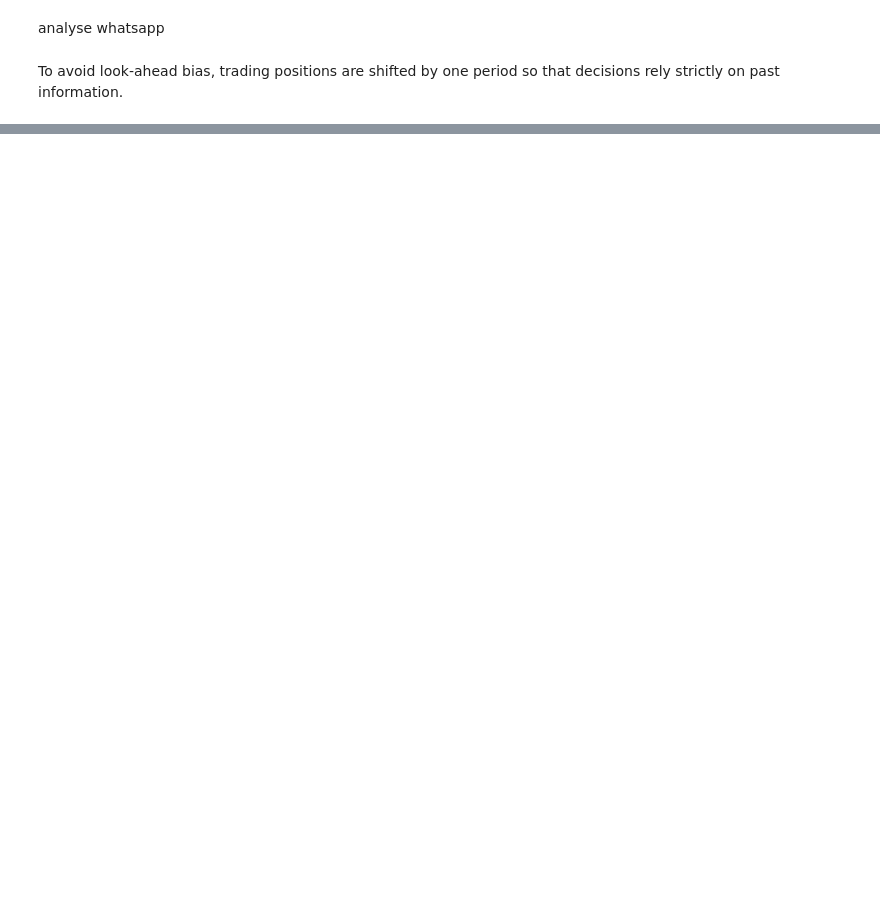
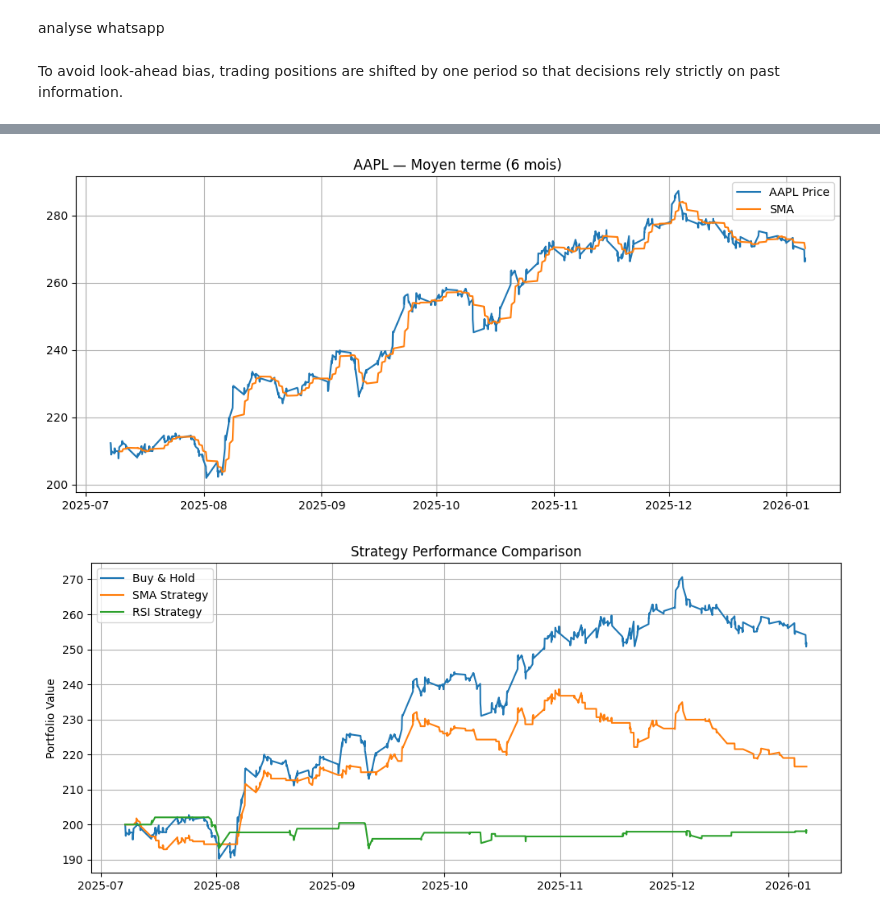
Before and after one commit to Juddt/Projet-Python-DAVROUX-DIDENOT, a Jupyter notebook: Projet_python_DAVROUX_DIDENOT.ipynb, the cells around one changed output, grey strips where cells are left out. Drawn from its saved outputs; the diff is of its cells as text; code cells hidden in the pictures; blank space fills up the shorter version.

```diff
--- a/Projet_python_DAVROUX_DIDENOT.ipynb
+++ b/Projet_python_DAVROUX_DIDENOT.ipynb
@@ -246,0 +285,21 @@ plt.show()
+# %%
+plt.figure(figsize=(12, 5))
+plt.plot(prices_aapl["Datetime"], prices_aapl["Close"], label="AAPL Price")
+plt.plot(prices_aapl["Datetime"], prices_aapl["SMA"], label="SMA")
+plt.title(f"AAPL — {selected_view}")
+plt.legend()
+plt.grid(True)
+plt.show()
+
+plt.figure(figsize=(12, 5))
+plt.plot(prices_aapl["Datetime"], prices_aapl["Buy and Hold"], label="Buy & Hold")
+plt.plot(prices_aapl["Datetime"], prices_aapl["SMA_Strategy"], label="SMA Strategy")
+plt.plot(prices_aapl["Datetime"], prices_aapl["RSI_Strategy"], label="RSI Strategy")
+plt.title("Strategy Performance Comparison")
+plt.ylabel("Portfolio Value")
+plt.legend()
+plt.grid(True)
+plt.show()
+# %% [output]
+[figure, added]
+[figure, added]
```
Also changed, not shown: parts of 12 cells of this notebook.
